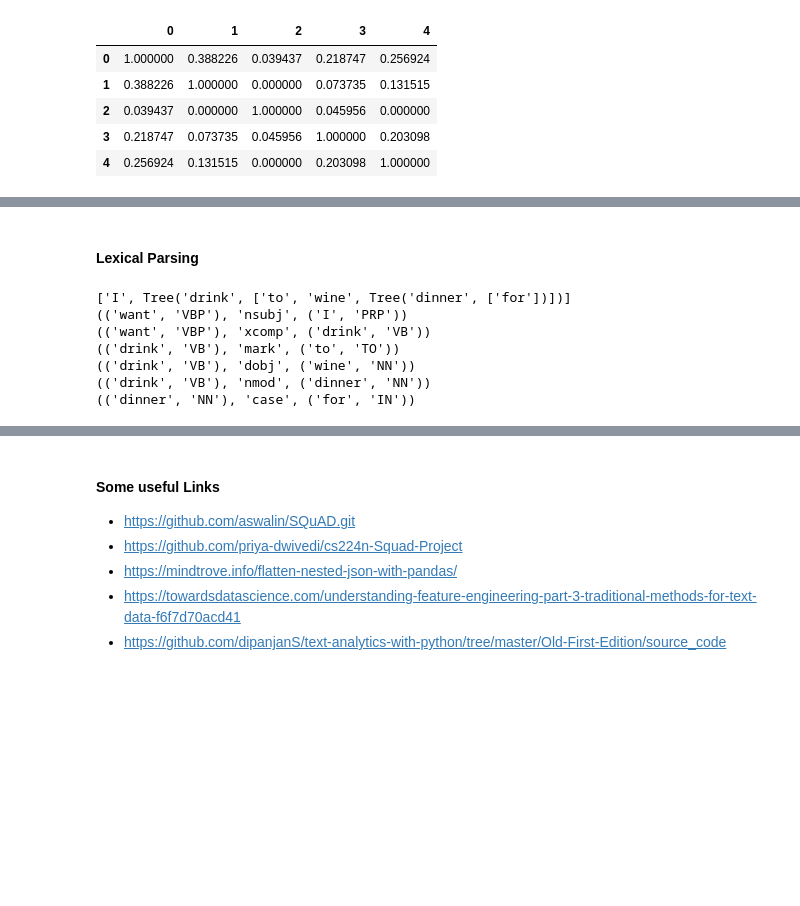
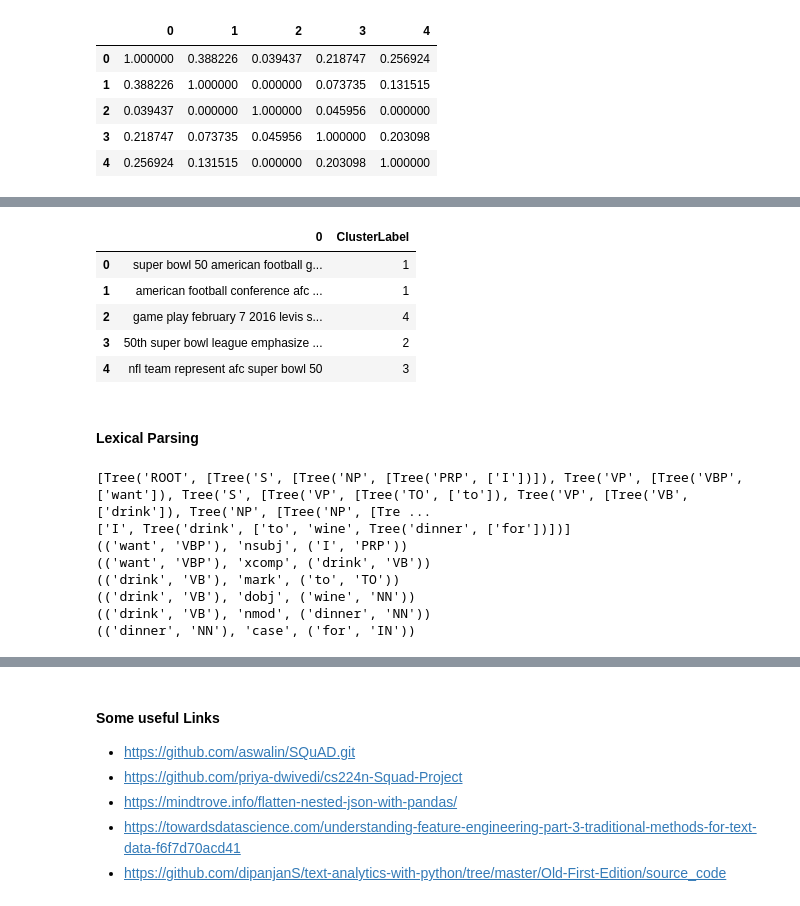
Before and after one commit to raoulbia/jupyterlab-docker, a Jupyter notebook: notebooks/nlp/squad-stanford/squad_stanford-v2.ipynb, the cells around one changed output, grey strips where cells are left out. Drawn from its saved outputs; the diff is of its cells as text; code cells hidden in the pictures; blank space fills up the shorter version.

```diff
--- a/notebooks/nlp/squad-stanford/squad_stanford-v2.ipynb
+++ b/notebooks/nlp/squad-stanford/squad_stanford-v2.ipynb
@@ -276,3 +317,16 @@ Most similar sentence w.r.t question: super bowl 50 american football game deter
+# %%
+max_dist = 1.0
+
+cluster_labels = fcluster(Z, max_dist, criterion='distance')
+cluster_labels = pd.DataFrame(cluster_labels, columns=['ClusterLabel'])
+pd.concat([pd.DataFrame(sents), cluster_labels], axis=1)
+# %% [output]
+|  | 0 | ClusterLabel |
+| 0 | super bowl 50 american football g... | 1 |
+| 1 | american football conference afc ... | 1 |
+| 2 | game play february 7 2016 levis s... | 4 |
+| 3 | 50th super bowl league emphasize ... | 2 |
+| 4 | nfl team represent afc super bowl 50 | 3 |
 # %% [markdown]
 #### Lexical Parsing
 # %%
@@ -288,7 +342,7 @@ text = 'What is the airspeed of an unladen swallow ?'
 text = 'I want to drink wine for dinner'
 
 # parser
-# print(list(parser.parse(text.split())))
+print(list(parser.parse(text.split())))
 
 # dependency parser
 iter = dep_parser.parse(text.split())
@@ -299,6 +353,7 @@ print(list(dep.tree()))
 for t in dep.triples():
     print(t)
 # %% [output]
+[Tree('ROOT', [Tree('S', [Tree('NP', [Tree('PRP', ['I'])]), Tree('VP', [Tree('VBP', ['want']), Tree('S', [Tree('VP', [Tree('TO', ['to']), Tree('VP', [Tree('VB', ['drink']), Tree('NP', [Tree('NP', [Tre ...
 ['I', Tree('drink', ['to', 'wine', Tree('dinner', ['for'])])]
 (('want', 'VBP'), 'nsubj', ('I', 'PRP'))
 (('want', 'VBP'), 'xcomp', ('drink', 'VB'))
```
Also changed, not shown: parts of 9 cells of this notebook, 1 other file.
